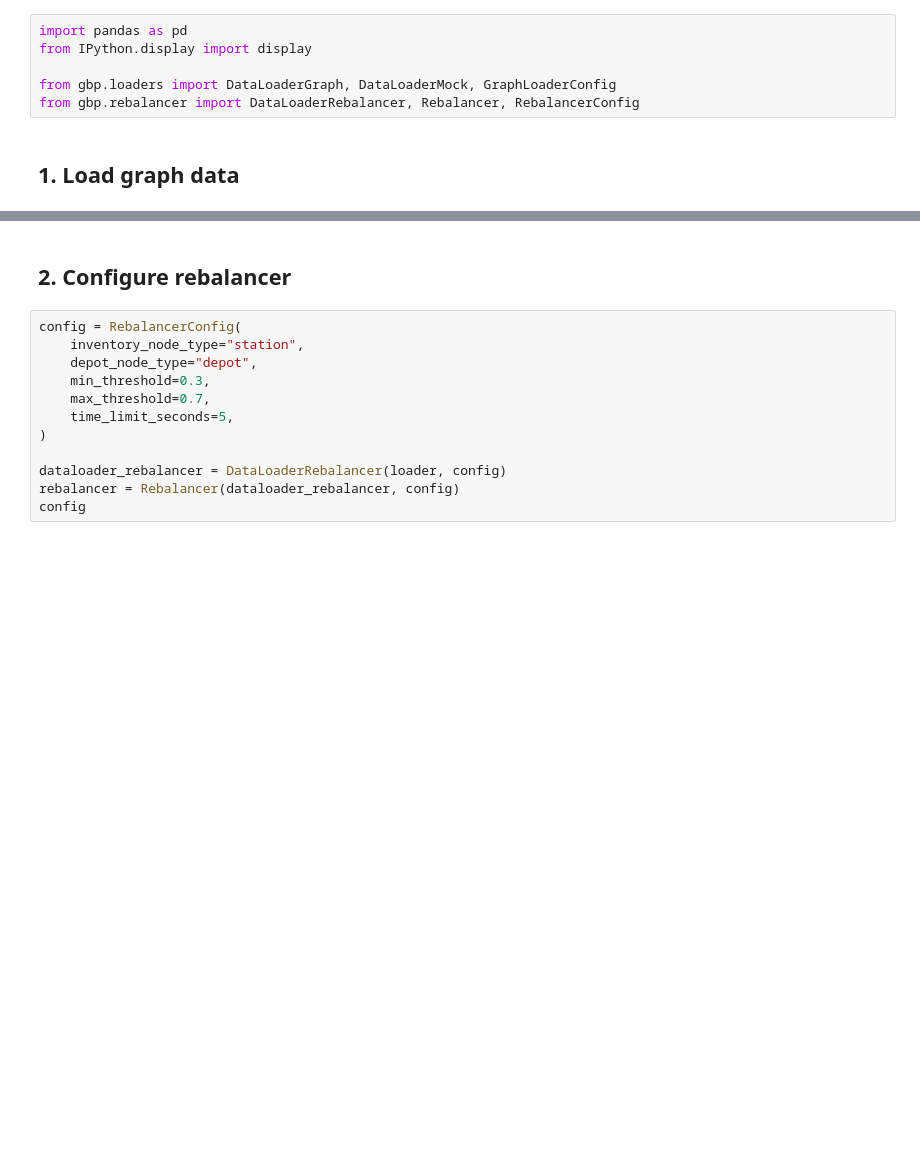
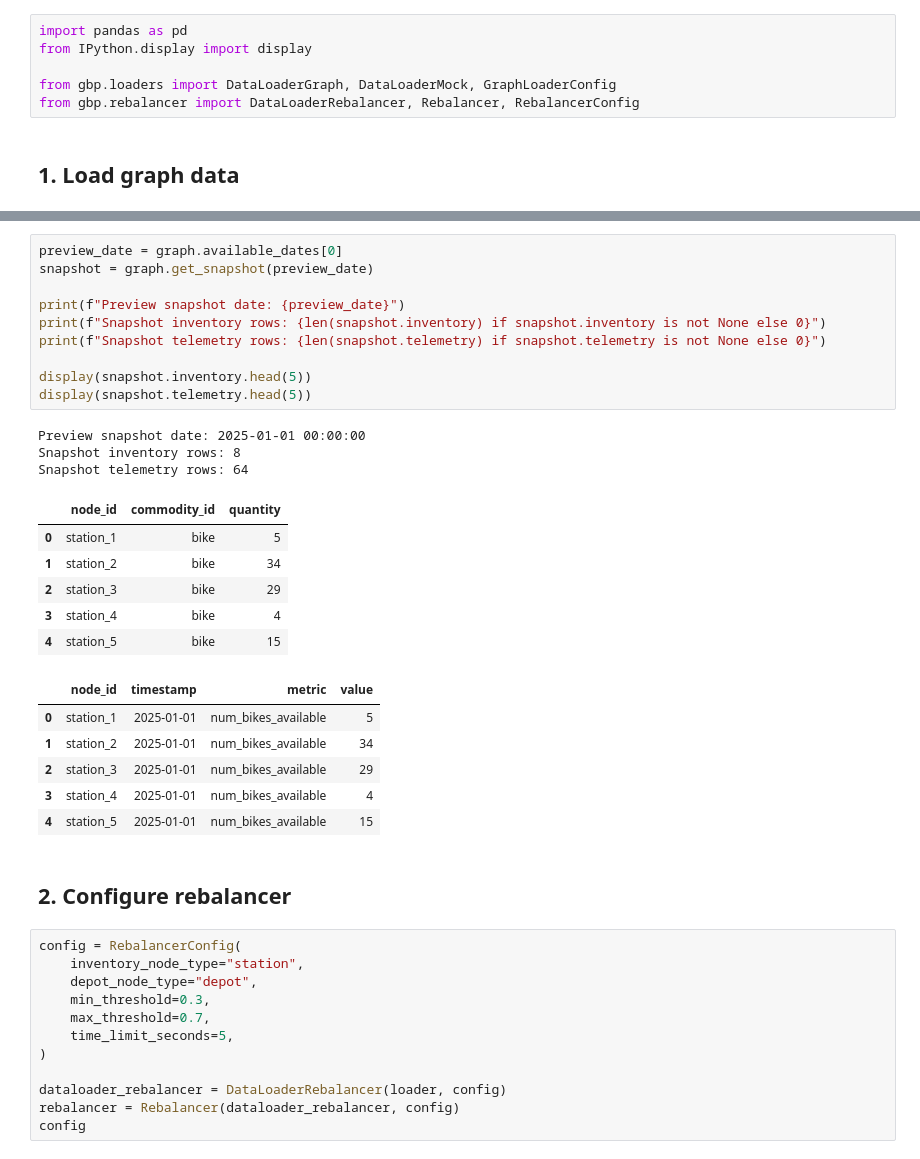
Before and after one commit to vlzm/GFDRR, a Jupyter notebook: notebooks/03_test_rebalancer.ipynb, the cells around one changed output, grey strips where cells are left out. Cells and saved outputs as stored; diff of their text form; blank space fills up the shorter version.

```diff
--- a/notebooks/03_test_rebalancer.ipynb
+++ b/notebooks/03_test_rebalancer.ipynb
@@ -42,3 +80,29 @@ loader.dataloader_graph.get_snapshot(date = )
+# %%
+preview_date = graph.available_dates[0]
+snapshot = graph.get_snapshot(preview_date)
+
+print(f"Preview snapshot date: {preview_date}")
+print(f"Snapshot inventory rows: {len(snapshot.inventory) if snapshot.inventory is not None else 0}")
+print(f"Snapshot telemetry rows: {len(snapshot.telemetry) if snapshot.telemetry is not None else 0}")
+
+display(snapshot.inventory.head(5))
+display(snapshot.telemetry.head(5))
+# %% [output]
+Preview snapshot date: 2025-01-01 00:00:00
+Snapshot inventory rows: 8
+Snapshot telemetry rows: 64
+|  | node_id | commodity_id | quantity |
+| 0 | station_1 | bike | 5 |
+| 1 | station_2 | bike | 34 |
+| 2 | station_3 | bike | 29 |
+| 3 | station_4 | bike | 4 |
+| 4 | station_5 | bike | 15 |
+|  | node_id | timestamp | metric | value |
+| 0 | station_1 | 2025-01-01 | num_bikes_available | 5 |
+| 1 | station_2 | 2025-01-01 | num_bikes_available | 34 |
+| 2 | station_3 | 2025-01-01 | num_bikes_available | 29 |
+| 3 | station_4 | 2025-01-01 | num_bikes_available | 4 |
+| 4 | station_5 | 2025-01-01 | num_bikes_available | 15 |
 # %% [markdown]
 ## 2. Configure rebalancer
 # %%
```
Also changed, not shown: parts of 11 cells of this notebook, 6 other files.
